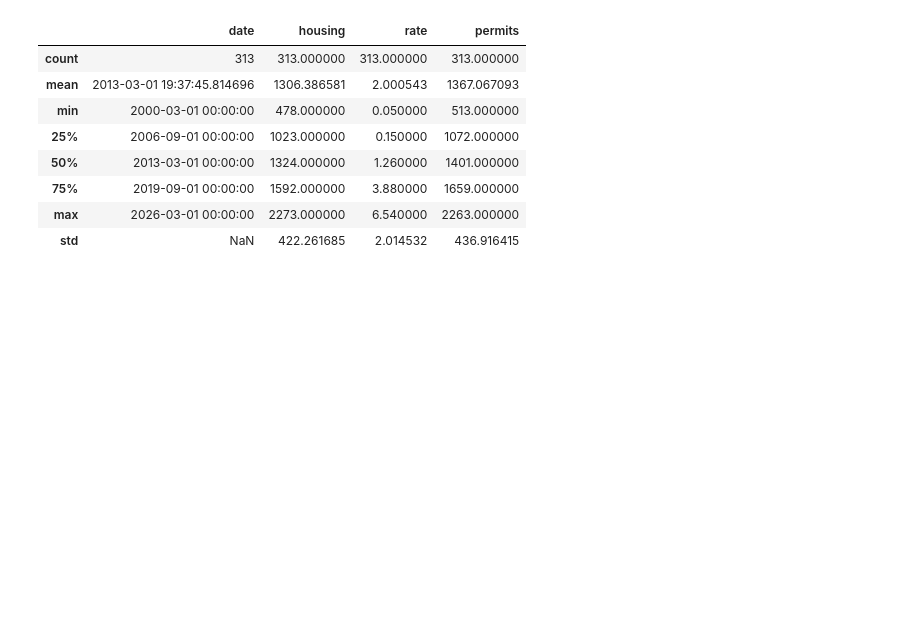
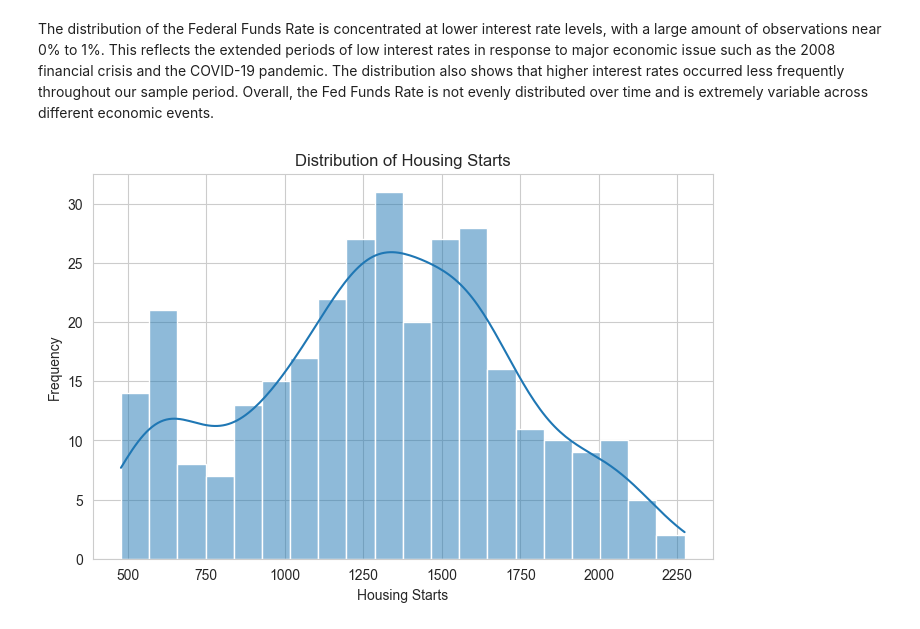
Before and after one commit to meno7286/fred-housing-interest-rates, a Jupyter notebook: iratesvshstats.ipynb, the cells around one changed output. Saved outputs shown, nothing was run; the diff lists cells and outputs as text; code cells hidden in the pictures; blank space fills up the shorter version.

```diff
--- a/iratesvshstats.ipynb
+++ b/iratesvshstats.ipynb
@@ -70,13 +150,14 @@ df = df.rename(columns={
+# %% [markdown]
+The distribution of the Federal Funds Rate is concentrated at lower interest rate levels, with a large amount of observations near 0% to 1%. This reflects the extended periods of low interest rates in response to major economic issue such as the 2008 financial crisis and the COVID-19 pandemic. The distribution also shows that higher interest rates occurred less frequently throughout our sample period. Overall, the Fed Funds Rate is not evenly distributed over time and is extremely variable across different economic events.
 # %%
-df.head()
-df.describe()
+plt.figure(figsize=(8,5))
+
+sns.histplot(df["housing"], bins=20, kde=True)
+
+plt.title("Distribution of Housing Starts")
+plt.xlabel("Housing Starts")
+plt.ylabel("Frequency")
+
+plt.show()
 # %% [output]
-|  | date | housing | rate | permits |
-| count | 313 | 313.000000 | 313.000000 | 313.000000 |
-| mean | 2013-03-01 19:37:45.814696 | 1306.386581 | 2.000543 | 1367.067093 |
-| min | 2000-03-01 00:00:00 | 478.000000 | 0.050000 | 513.000000 |
-| 25% | 2006-09-01 00:00:00 | 1023.000000 | 0.150000 | 1072.000000 |
-| 50% | 2013-03-01 00:00:00 | 1324.000000 | 1.260000 | 1401.000000 |
-| 75% | 2019-09-01 00:00:00 | 1592.000000 | 3.880000 | 1659.000000 |
-| max | 2026-03-01 00:00:00 | 2273.000000 | 6.540000 | 2263.000000 |
-| std | NaN | 422.261685 | 2.014532 | 436.916415 |
+[figure, added]
```
Also changed, not shown: parts of 60 cells of this notebook.
